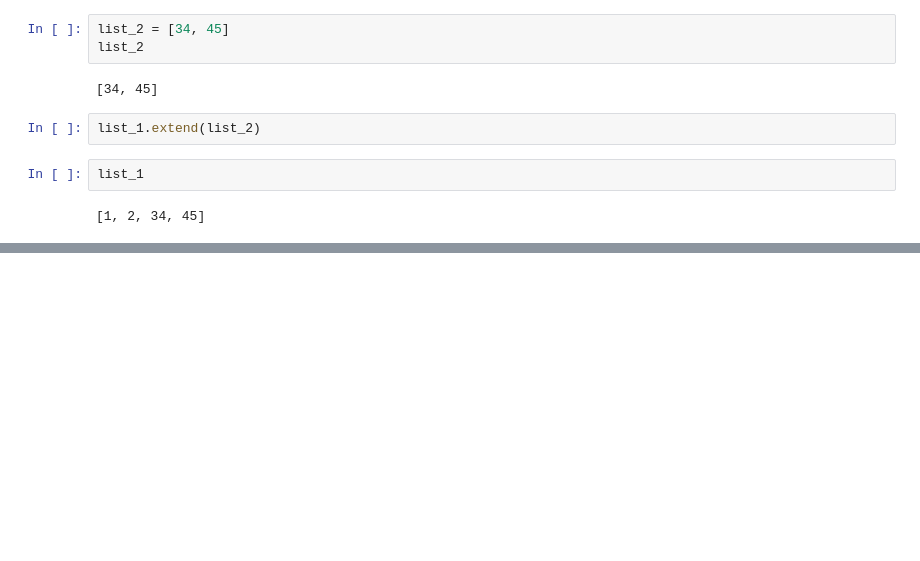
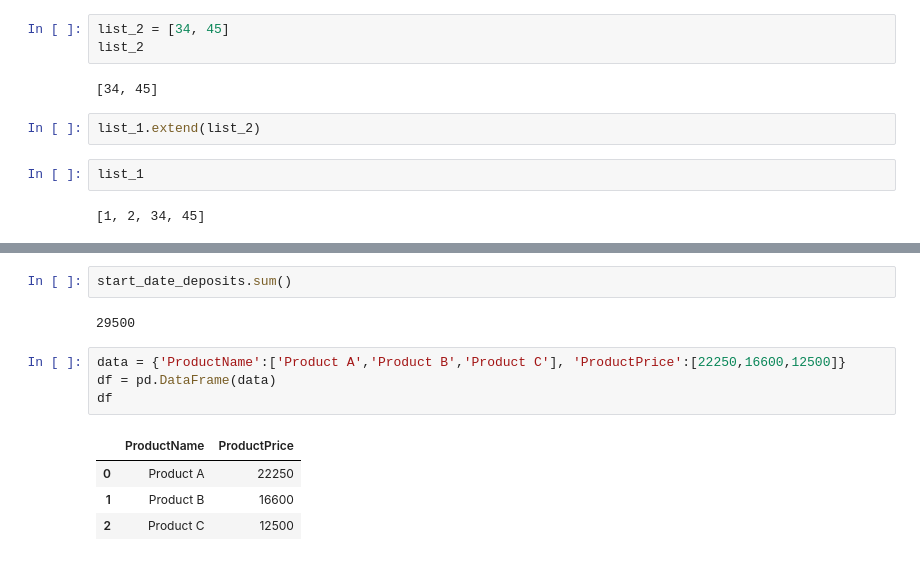
Before and after one commit to arnaduty/my_learnings, a Jupyter notebook: using_numpy_and_pandas.ipynb, the cells around one changed output, grey strips where cells are left out. Drawn from its saved outputs; the diff is of its cells as text; blank space fills up the shorter version.

```diff
--- a/using_numpy_and_pandas.ipynb
+++ b/using_numpy_and_pandas.ipynb
@@ -27,0 +618,13 @@ list_1
+# %%
+start_date_deposits.sum()
+# %% [output]
+29500
+# %%
+data = {'ProductName':['Product A','Product B','Product C'], 'ProductPrice':[22250,16600,12500]}
+df = pd.DataFrame(data)
+df
+# %% [output]
+|  | ProductName | ProductPrice |
+| 0 | Product A | 22250 |
+| 1 | Product B | 16600 |
+| 2 | Product C | 12500 |
```
Also changed, not shown: parts of 132 cells of this notebook, 23 other files.
